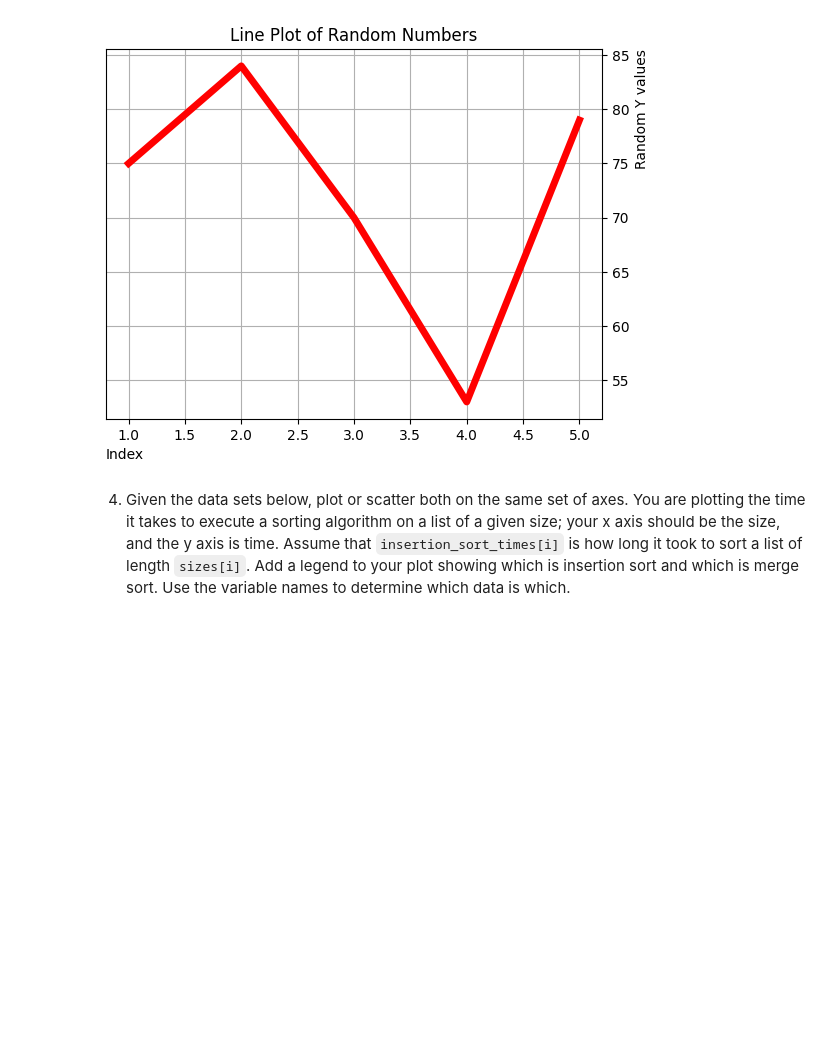
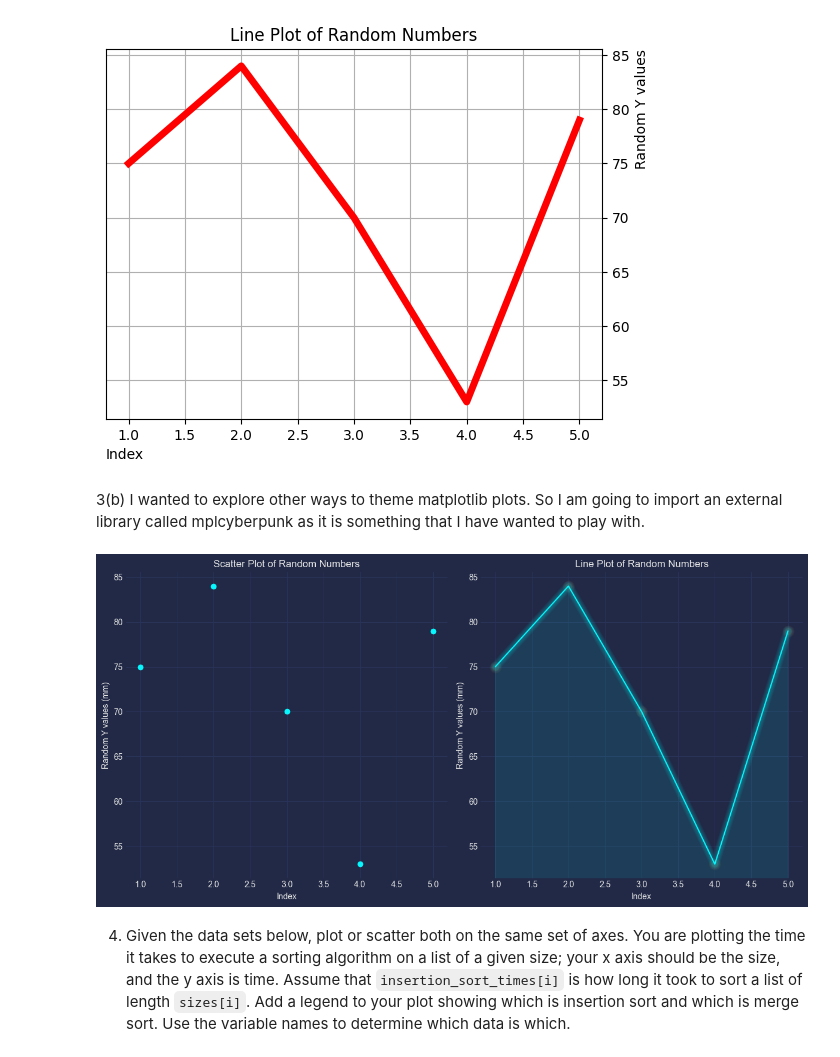
Before and after one commit to drpafowler/module03_philip, a Jupyter notebook: pyplot.ipynb, the cells around one changed output. Saved outputs shown, nothing was run; the diff lists cells and outputs as text; code cells hidden in the pictures; blank space fills up the shorter version.

```diff
--- a/pyplot.ipynb
+++ b/pyplot.ipynb
@@ -90,5 +90,33 @@ plt.show()
 # %% [output]
 [figure]
 [figure]
+# %% [markdown]
+3(b) I wanted to explore other ways to theme matplotlib plots.  So I am going to import an external library called mplcyberpunk as it is something that I have wanted to play with.
+# %%
+import mplcyberpunk
+plt.style.use("cyberpunk")
+
+fig, (ax1, ax2) = plt.subplots(1, 2, figsize=(12, 6))
+
+# Create the scatter plot with the cyberpunk style
+ax1.scatter(random_numbers_x, random_numbers_y)
+ax1.set_xlabel('Index')
+ax1.set_ylabel('Random Y values (mm)')
+ax1.set_title('Scatter Plot of Random Numbers')
+ax1.grid(True)
+mplcyberpunk.make_scatter_glow(ax1)
+
+# Create the line plot with the cyberpunk style
+ax2.plot(random_numbers_x, random_numbers_y)
+ax2.set_xlabel('Index')
+ax2.set_ylabel('Random Y values (mm)')
+ax2.set_title('Line Plot of Random Numbers')
+ax2.grid(True)
+mplcyberpunk.add_glow_effects(ax2)
+
+plt.tight_layout()
+plt.show()
+# %% [output]
+[figure, added]
 # %% [markdown]
 4. Given the data sets below, plot or scatter both on the same set of axes.  You are plotting the time it takes to execute a sorting algorithm on a list of a given size; your x axis should be the size, and the y axis is time.  Assume that `insertion_sort_times[i]` is how long it took to sort a list of length `sizes[i]`.  Add a legend to your plot showing which is insertion sort and which is merge sort.  Use the variable names to determine which data is which.
```
Also changed, not shown: parts of 4 cells of this notebook.
